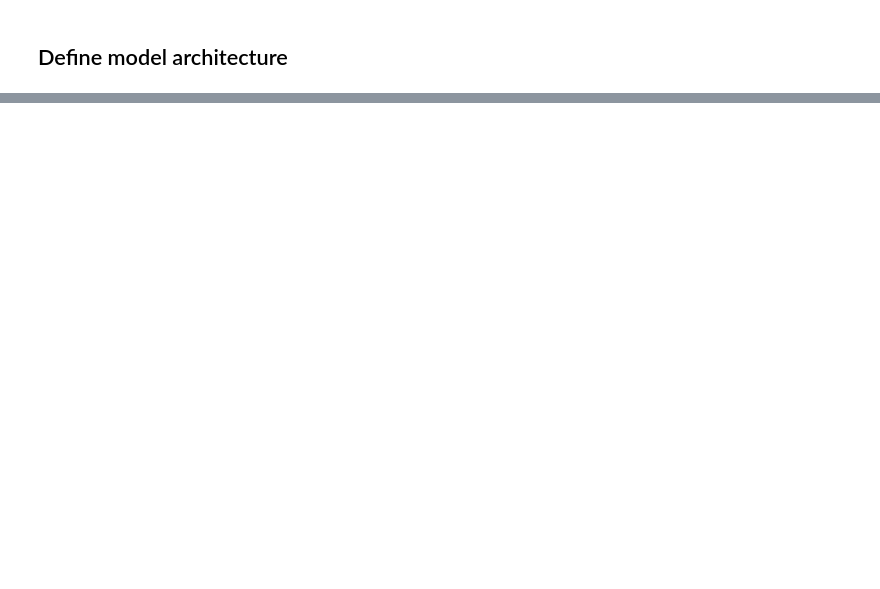
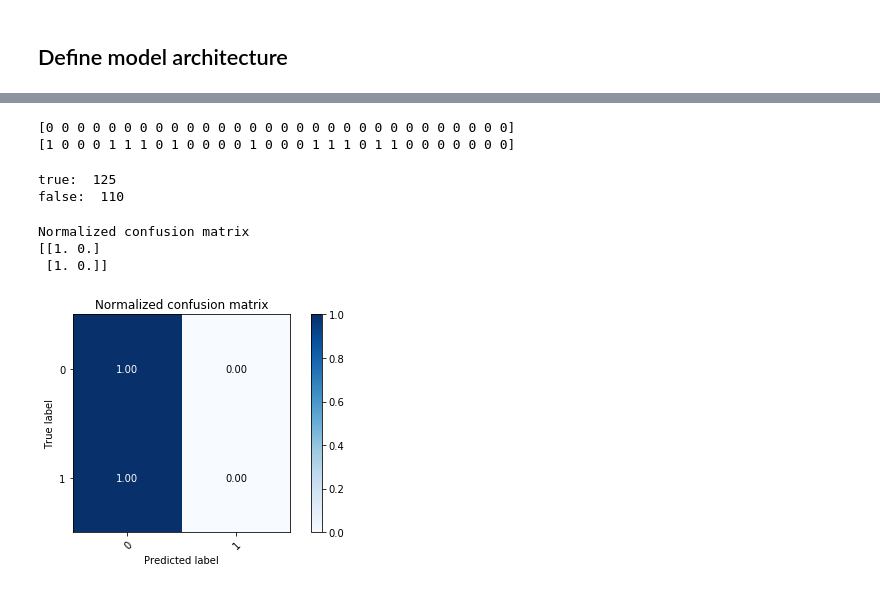
Before and after one commit to epodium/EEG_dyslexia_prediction, a Jupyter notebook: notebooks/CNN_model_averaging_data_41mnd.ipynb, the cells around one changed output, grey strips where cells are left out. Saved outputs shown, nothing was run; the diff lists cells and outputs as text; code cells hidden in the pictures; blank space fills up the shorter version.

```diff
--- a/notebooks/CNN_model_averaging_data_41mnd.ipynb
+++ b/notebooks/CNN_model_averaging_data_41mnd.ipynb
@@ -435,0 +571,18 @@ Epoch 00013: early stopping
+# %%
+# Save best model and include early stopping
+output_filename = 'CNN_1D_2D_classifier_avg_41mnd'
+output_file = os.path.join(PATH_CODE, 'models_trained' , output_filename + "-{epoch:02d}-{val_acc:.2f}.hdf5")
+checkpointer = ModelCheckpoint(filepath = output_file,
+                               monitor='val_acc',
+                               verbose=1,
+                               save_best_only=False)
+earlystopper = EarlyStopping(monitor='val_acc', patience=3, verbose=1)
+
+model.fit_generator(generator=train_generator,
+                   validation_data=val_generator,
+                   epochs=50,
+                   callbacks = [
+                       checkpointer,
+                        earlystopper,
+                   ]
+                  )
@@ -455,0 +628,2 @@ model.get_weights()
+# %%
+X_test, y_test = test_generator.__getitem__(0)
@@ -455,0 +638,3 @@ model.get_weights()
+# %%
+# Check model predictions:
+y_pred = model.predict(X_test)
@@ -455,0 +667,15 @@ model.get_weights()
+# %%
+print(np.argmax(y_pred, axis=1)[:30])
+print(np.argmax(y_test, axis=1)[:30])
+# %% [output]
+[0 0 0 0 0 0 0 0 0 0 0 0 0 0 0 0 0 0 0 0 0 0 0 0 0 0 0 0 0 0]
+[1 0 0 0 1 1 1 0 1 0 0 0 0 1 0 0 0 1 1 1 0 1 1 0 0 0 0 0 0 0]
+# %%
+print(np.argmax(y_pred, axis=1)[:30])
+print(np.argmax(y_test, axis=1)[:30])
+
+print("true: ", np.sum(np.argmax(y_pred, axis=1) == np.argmax(y_test, axis=1)))
+print("false: ", np.sum(np.argmax(y_pred, axis=1) != np.argmax(y_test, axis=1)))
+# %% [output]
+true:  125
+false:  110
@@ -455,0 +740,15 @@ model.get_weights()
+# %%
+# Plot normalized confusion matrix
+labels = list(binarizer_dict.keys())
+
+plot_confusion_matrix(np.argmax(y_test, axis=1),
+                      np.argmax(y_pred, axis=1),
+                      classes=labels, normalize=True,
+                      title='Normalized confusion matrix')
+
+plt.savefig('confusion_matrix123.pdf')
+# %% [output]
+Normalized confusion matrix
+[[1. 0.]
+ [1. 0.]]
+[figure, added]
```
Also changed, not shown: parts of 136 cells of this notebook, 1 other file.
